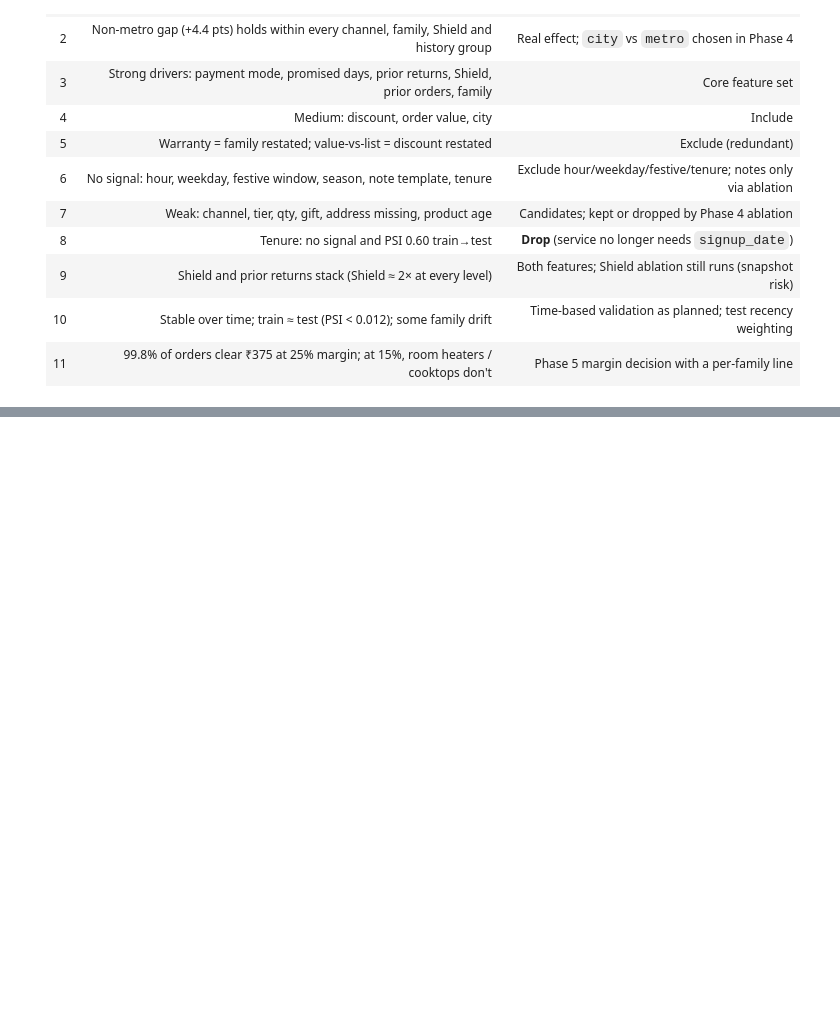
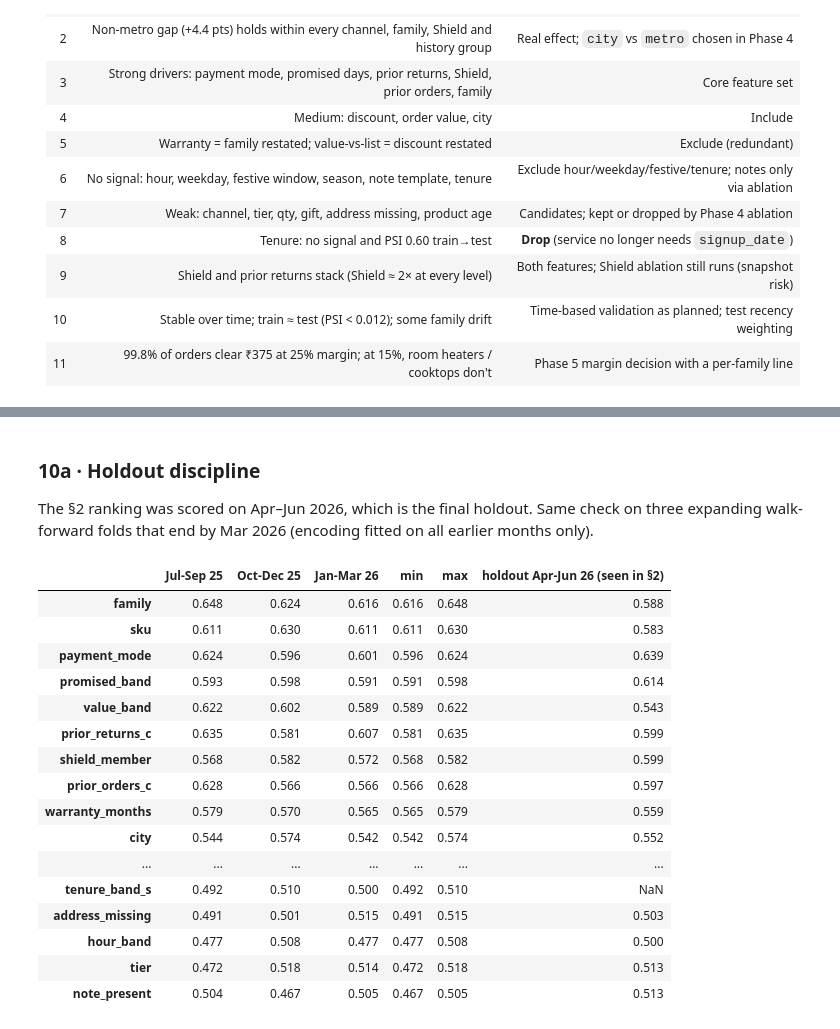
Before and after one commit to abhishekbidare03/returns-risk-scoring, a Jupyter notebook: notebooks/02_eda.ipynb, the cells around one changed output, grey strips where cells are left out. Cells and saved outputs as stored; diff of their text form; code cells hidden in the pictures; blank space fills up the shorter version.

```diff
--- a/notebooks/02_eda.ipynb
+++ b/notebooks/02_eda.ipynb
@@ -662,0 +675,36 @@ Spring 2026 call pilot - monthly return rate: {'2026-03': 0.109, '2026-04': 0.12
+# %% [markdown]
+### 10a · Holdout discipline
+The §2 ranking was scored on Apr–Jun 2026, which is the final holdout. Same check on three expanding walk-forward folds that end by Mar 2026 (encoding fitted on all earlier months only).
+# %%
+FOLDS = [("2025-07-01", "2025-10-01"), ("2025-10-01", "2026-01-01"), ("2026-01-01", "2026-04-01")]
+FOLD_NAMES = ["Jul-Sep 25", "Oct-Dec 25", "Jan-Mar 26"]
+tr["tenure_band_s"] = tr.tenure_band.astype(str)
+def fold_auc(col, start, end):
+    past = tr.order_ts < start
+    val = (tr.order_ts >= start) & (tr.order_ts < end)
+    means = tr[past].groupby(col, observed=True).returned.mean()
+    score = tr.loc[val, col].map(means).astype(float).fillna(tr[past].returned.mean())
+    return roc_auc_score(tr.loc[val, "returned"], score)
+fields = DRIVERS + ["city", "sku", "note_cat", "tenure_band_s"]
+wf = pd.DataFrame({n: {c: fold_auc(c, a, b) for c in fields} for n, (a, b) in zip(FOLD_NAMES, FOLDS)})
+wf["min"] = wf.min(axis=1); wf["max"] = wf[FOLD_NAMES].max(axis=1)
+wf["holdout Apr-Jun 26 (seen in §2)"] = rank.reindex(wf.index)
+wf.round(3).sort_values("min", ascending=False)
+# %% [output]
+|  | Jul-Sep 25 | Oct-Dec 25 | Jan-Mar 26 | min | max | holdout Apr-Jun 26 (seen in §2) |
+| family | 0.648 | 0.624 | 0.616 | 0.616 | 0.648 | 0.588 |
+| sku | 0.611 | 0.630 | 0.611 | 0.611 | 0.630 | 0.583 |
+| payment_mode | 0.624 | 0.596 | 0.601 | 0.596 | 0.624 | 0.639 |
+| promised_band | 0.593 | 0.598 | 0.591 | 0.591 | 0.598 | 0.614 |
+| value_band | 0.622 | 0.602 | 0.589 | 0.589 | 0.622 | 0.543 |
+| prior_returns_c | 0.635 | 0.581 | 0.607 | 0.581 | 0.635 | 0.599 |
+| shield_member | 0.568 | 0.582 | 0.572 | 0.568 | 0.582 | 0.599 |
+| prior_orders_c | 0.628 | 0.566 | 0.566 | 0.566 | 0.628 | 0.597 |
+| warranty_months | 0.579 | 0.570 | 0.565 | 0.565 | 0.579 | 0.559 |
+| city | 0.544 | 0.574 | 0.542 | 0.542 | 0.574 | 0.552 |
+| ... | ... | ... | ... | ... | ... | ... |
+| tenure_band_s | 0.492 | 0.510 | 0.500 | 0.492 | 0.510 | NaN |
+| address_missing | 0.491 | 0.501 | 0.515 | 0.491 | 0.515 | 0.503 |
+| hour_band | 0.477 | 0.508 | 0.477 | 0.477 | 0.508 | 0.500 |
+| tier | 0.472 | 0.518 | 0.514 | 0.472 | 0.518 | 0.513 |
+| note_present | 0.504 | 0.467 | 0.505 | 0.467 | 0.505 | 0.513 |
```
Also changed, not shown: parts of 16 cells of this notebook, 9 other files.
